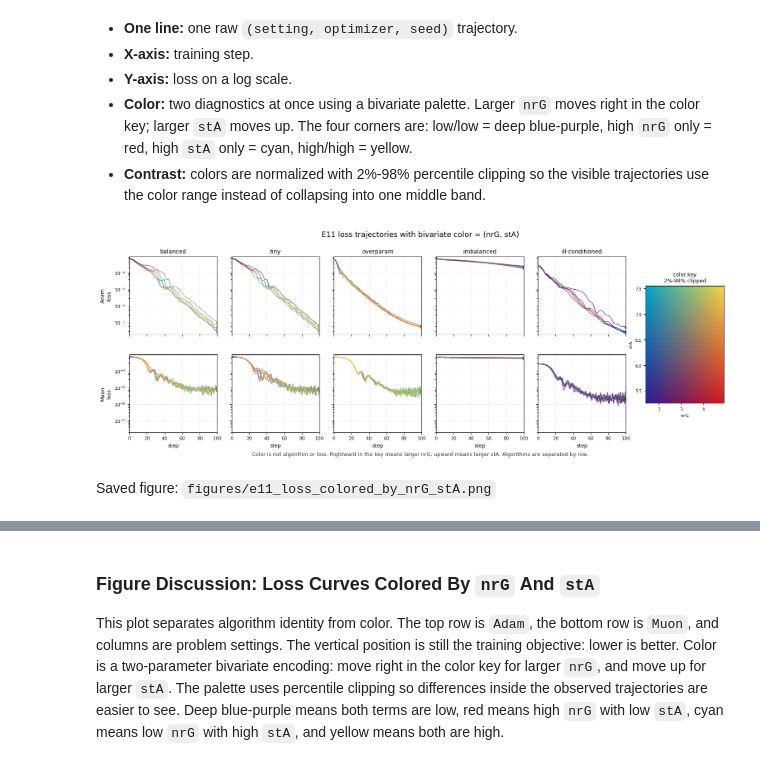
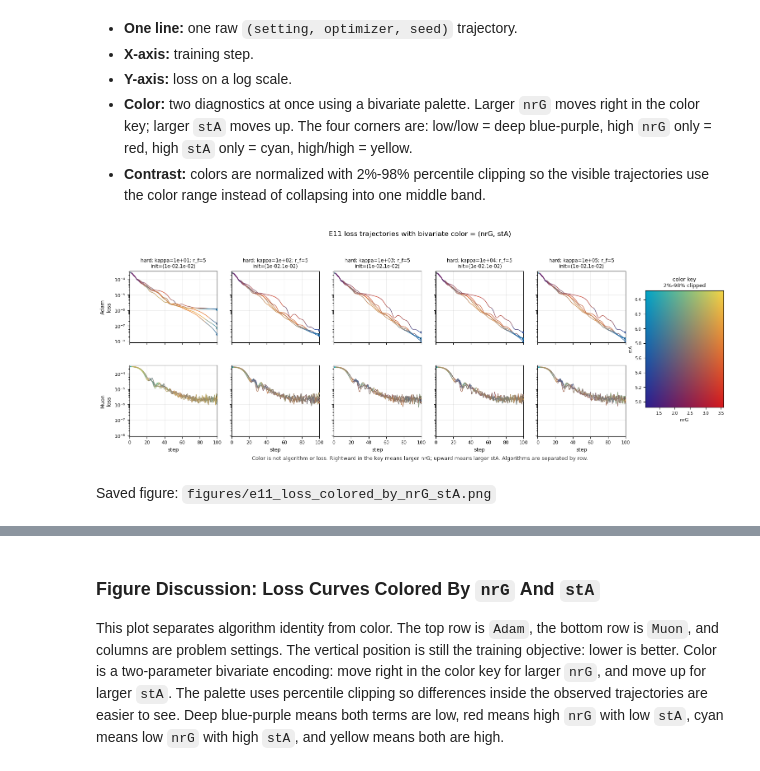
Before and after one commit to TianyangLiu-Work/muonexperiment, a Jupyter notebook: Notebooks/E11_paper_condition_diagnostics_torch.ipynb, the cells around one changed output, grey strips where cells are left out. Saved outputs shown, nothing was run; the diff lists cells and outputs as text; code cells hidden in the pictures.

Commit message:
Add input matrix factorization problem

```diff
--- a/Notebooks/E11_paper_condition_diagnostics_torch.ipynb
+++ b/Notebooks/E11_paper_condition_diagnostics_torch.ipynb
@@ -115,12 +115,33 @@ BASE_SPEC = dict(
     input_columns_multiplier=10,
 )
 
+def format_scale(value):
+    return f"{float(value):.0e}"
+
+
+def format_problem_setting(spec):
+    spectrum = spec["spectrum"].replace("-cutoff", "").replace("-decay", "")
+    return (
+        f"spectrum={spectrum}; "
+        f"kappa={float(spec['kappa']):.0e}; "
+        f"factor_rank={int(spec['factor_rank'])}; "
+        f"init=({format_scale(spec['left_scale'])},{format_scale(spec['right_scale'])})"
+    )
+
+
+def format_problem_title(setting):
+    title = str(setting).replace("spectrum=", "").replace("factor_rank=", "r_f=")
+    return title.replace("; init=", "\ninit=")
+
+
+PROBLEM_SPECS = [
+    dict(spectrum="hard-cutoff", kappa=10.0 ** power, factor_rank=5, left_scale=1e-2, right_scale=1e-2)
+    for power in range(1, 6)
+]
+
 SETTINGS = [
-    dict(setting="MF-balanced", spectrum="hard-cutoff", kappa=1.0, factor_rank=5, left_scale=1e-2, right_scale=1e-2),
-    dict(setting="MF-tiny", spectrum="hard-cutoff", kappa=1.0, factor_rank=5, left_scale=1e-4, right_scale=1e-4),
-    dict(setting="MF-overparam", spectrum="hard-cutoff", kappa=1.0, factor_rank=20, left_scale=1e-2, right_scale=1e-2),
-    dict(setting="MF-imbalanced", spectrum="hard-cutoff", kappa=1.0, factor_rank=5, left_scale=1e-4, right_scale=1.0),
-    dict(setting="MF-ill-conditioned", spectrum="exponential-decay", kappa=100.0, factor_rank=5, left_scale=1e-2, right_scale=1e-2),
+    {**spec, "setting": format_problem_setting(spec)}
+    for spec in PROBLEM_SPECS
 ]
 
 NUM_WORKERS = min(8, os.cpu_count() or 1)
@@ -312,7 +333,7 @@ def single_run(run):
     configure_torch(dtype)
     device = torch.device(run["device_type"])
     input_columns = int(run["d"]) * int(run.get("input_columns_multiplier", 10))
-    problem = problems.MatrixFactorization.make_matrix_factorization_problem(
+    problem = problems.MatrixFactorization.make_matrix_factorization_problem_with_input(
         run["d"], run["rank"], spectrum=run["spectrum"], kappa=run["kappa"], seed=run["seed"],
         device=device, dtype=dtype, factor_rank=run["factor_rank"],
         num_factors=int(run.get("num_factors", 10)),
@@ -575,7 +596,7 @@ fig, axes = plt.subplots(
     sharey=True,
     squeeze=False,
 )
-fig.subplots_adjust(left=0.055, right=0.815, top=0.86, bottom=0.14, wspace=0.16, hspace=0.26)
+fig.subplots_adjust(left=0.055, right=0.815, top=0.82, bottom=0.14, wspace=0.16, hspace=0.32)
 
 for row_idx, algo in enumerate(loss_rank_algos):
     for col_idx, setting in enumerate(loss_rank_settings):
@@ -589,7 +610,7 @@ for row_idx, algo in enumerate(loss_rank_algos):
         ax.grid(alpha=0.22)
         ax.tick_params(axis="both", labelsize=8)
         if row_idx == 0:
-            ax.set_title(setting.replace("MF-", ""), fontsize=10)
+            ax.set_title(format_problem_title(setting), fontsize=8.4)
         if col_idx == 0:
             ax.set_ylabel(f"{algo}\nloss", fontsize=9)
         if row_idx == len(loss_rank_algos) - 1:
@@ -608,35 +629,35 @@ key_ax.imshow(
 )
 key_ax.set_title("color key\n2%-98% clipped", fontsize=9)
 key_ax.set_xlabel("nrG", fontsize=8)
 key_ax.set_ylabel("stA", fontsize=8)
 key_ax.tick_params(axis="both", labelsize=7)
 
-fig.suptitle("E11 loss trajectories with bivariate color = (nrG, stA)", y=0.965, fontsize=13)
+fig.suptitle("E11 loss trajectories with bivariate color = (nrG, stA)", y=0.985, fontsize=12)
 fig.text(
     0.5,
     0.045,
     "Color is not algorithm or loss. Rightward in the key means larger nrG; upward means larger stA. Algorithms are separated by row.",
     ha="center",
     fontsize=9,
     color="#333333",
 )
 fig.savefig(LOSS_RANK_COLOR_PATH, dpi=190, bbox_inches="tight")
 plt.show()
 
 IPython.display.display(IPython.display.Markdown(f"Saved figure: `{LOSS_RANK_COLOR_PATH.relative_to(PROJECT)}`"))
 IPython.display.display(pd.DataFrame([{
     "figure_path": str(LOSS_RANK_COLOR_PATH.relative_to(PROJECT)),
     "algorithms": ", ".join(loss_rank_algos),
     "color_x": "nrG = gradient_nuclear_fro_ratio",
     "color_y": "stA = activation_stable_rank",
     "color_scale": "2%-98% clipped bivariate palette",
     "setting_panels": len(loss_rank_settings),
     "trajectories": int(loss_rank_rows["run_id"].nunique()),
     "first_step": loss_step_min,
     "last_step": loss_step_max,
 }]))
 # %% [output]
-[figure, old version]
+[figure, new version]
 Saved figure: `figures/e11_loss_colored_by_nrG_stA.png`
 |  | figure_path | algorithms | color_x | color_y | color_scale | setting_panels | trajectories | first_step | ... |
 | 0 | figures/e11_loss_colored_by_nrG_s... | Adam, Muon | nrG = gradient_nuclear_fro_ratio | stA = activation_stable_rank | 2%-98% clipped bivariate palette | 5 | 50 | 0 | ... |
```
Also changed, not shown: parts of 7 cells of this notebook, 4 other files.
